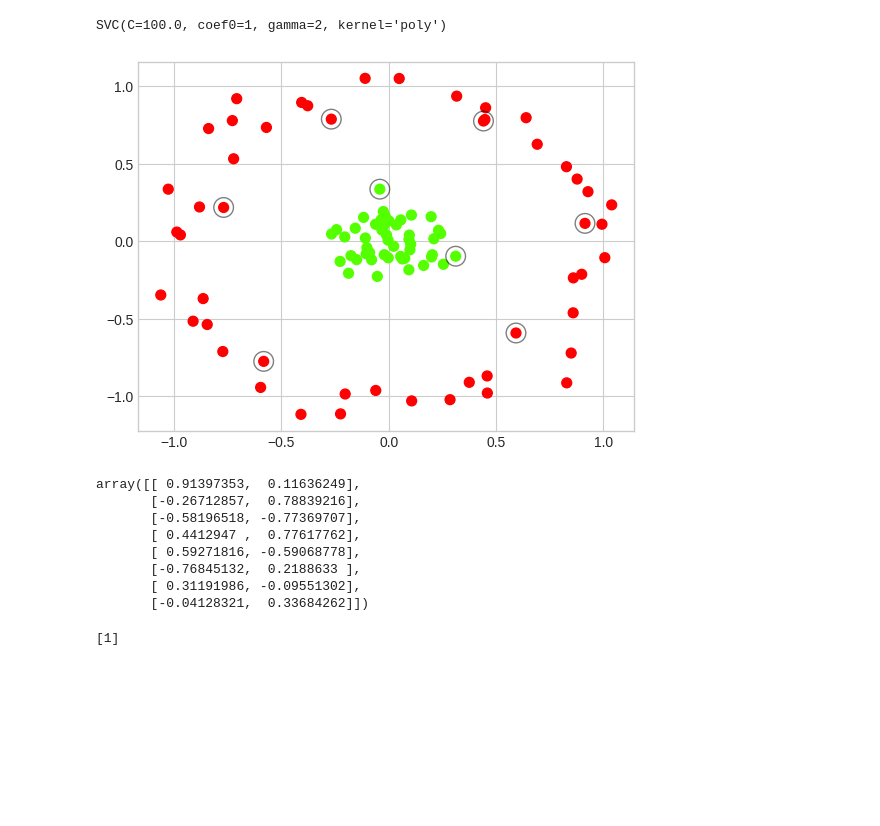
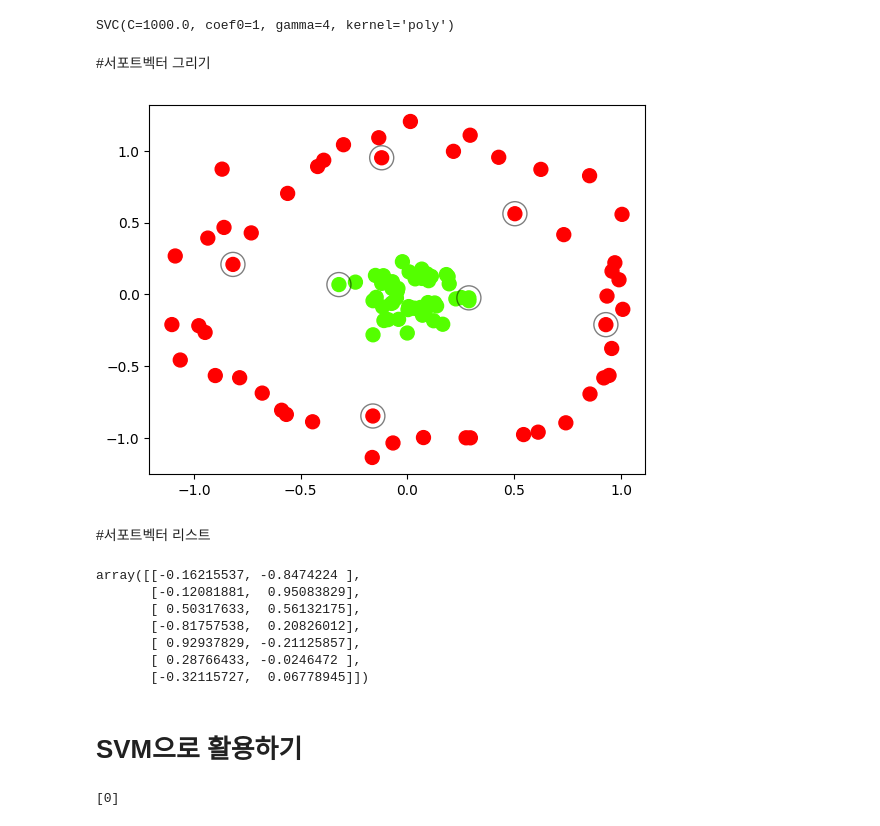
Before and after one commit to choki0715/lecture, a Jupyter notebook: SVM_rbf_example.ipynb, the cells around one changed output. Saved outputs shown, nothing was run; the diff lists cells and outputs as text; code cells hidden in the pictures; blank space fills up the shorter version.

```diff
--- a/SVM_rbf_example.ipynb
+++ b/SVM_rbf_example.ipynb
@@ -4,5 +4,3 @@
 %matplotlib inline
 import numpy as np
 import matplotlib.pyplot as plt
-plt.style.use('seaborn-whitegrid')
-from scipy import stats
@@ -16,32 +23,39 @@ plt.scatter(X[:, 0], X[:, 1], c=y, s=50, cmap='prism')
 # %%
 from sklearn.svm import SVC
-clf = SVC(kernel='poly', gamma=2, coef0 = 1, degree = 3, C=100.0)
+clf = SVC(kernel='poly', gamma=4, coef0 = 1, degree = 3, C=1000.0)
+# 학습
 clf.fit(X, y)
 # %% [output]
-SVC(C=100.0, coef0=1, gamma=2, kernel='poly')
+SVC(C=1000.0, coef0=1, gamma=4, kernel='poly')
+# %% [markdown]
+#서포트벡터 그리기
 # %%
-plt.scatter(X[:, 0], X[:, 1], c=y, s=50, cmap='prism')
+plt.scatter(X[:, 0], X[:, 1], c=y, s=100, cmap='prism', vmax=1, vmin=0)
 plt.scatter(clf.support_vectors_[:, 0], clf.support_vectors_[:, 1],
-             s=200, edgecolors='k', facecolor='none', alpha=0.5);
+             s=300, edgecolors='k', facecolor='none', alpha=0.5);
 plt.show()
 # %% [output]
-[figure, old version]
+[figure, new version]
+# %% [markdown]
+#서포트벡터 리스트
 # %%
 clf.support_vectors_
 # %% [output]
-array([[ 0.91397353,  0.11636249],
-       [-0.26712857,  0.78839216],
-       [-0.58196518, -0.77369707],
-       [ 0.4412947 ,  0.77617762],
-       [ 0.59271816, -0.59068778],
-       [-0.76845132,  0.2188633 ],
-       [ 0.31191986, -0.09551302],
-       [-0.04128321,  0.33684262]])
+array([[-0.16215537, -0.8474224 ],
+       [-0.12081881,  0.95083829],
+       [ 0.50317633,  0.56132175],
+       [-0.81757538,  0.20826012],
+       [ 0.92937829, -0.21125857],
+       [ 0.28766433, -0.0246472 ],
+       [-0.32115727,  0.06778945]])
+# %% [markdown]
+# SVM으로 활용하기
 # %%
-X_t = np.array([0.0, 0.1])
+# 새로운 데이터
+X_t = np.array([0.7, 0.7])
 X_t = X_t.reshape(1,-1)
 y_t = clf.predict(X_t)
 print(y_t)
 # %% [output]
-[1]
+[0]
 # %%
```
Also changed, not shown: parts of 5 cells of this notebook.
